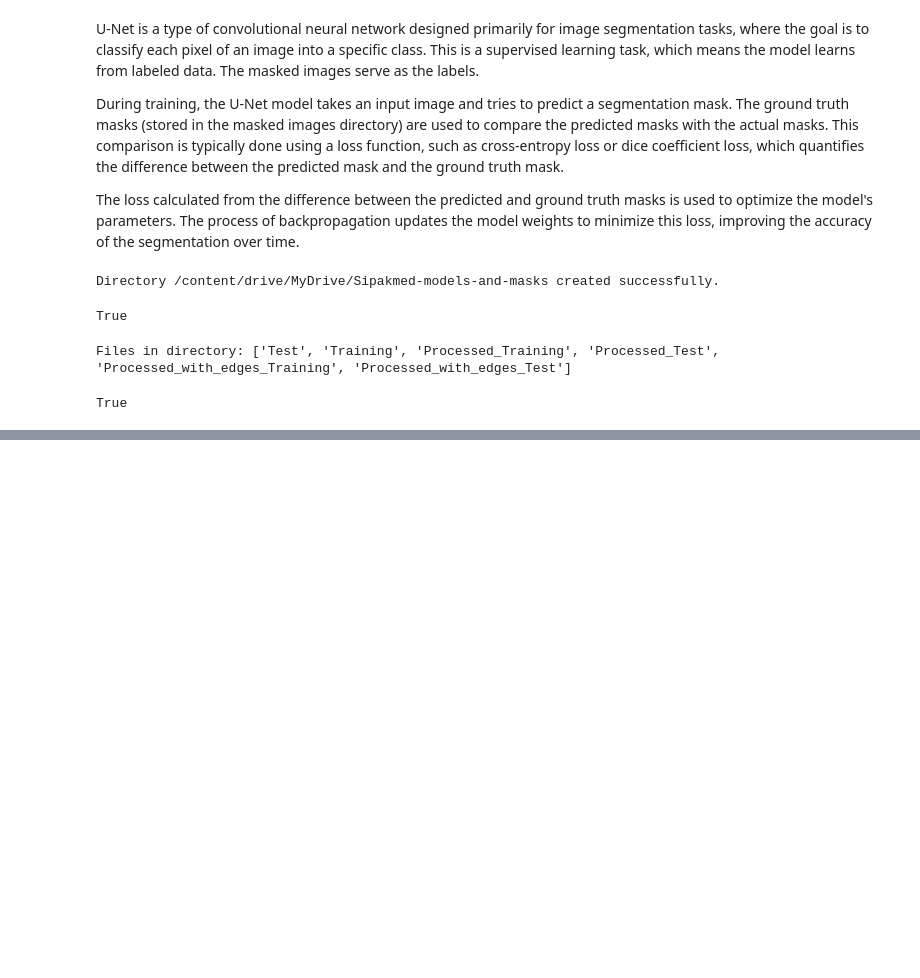
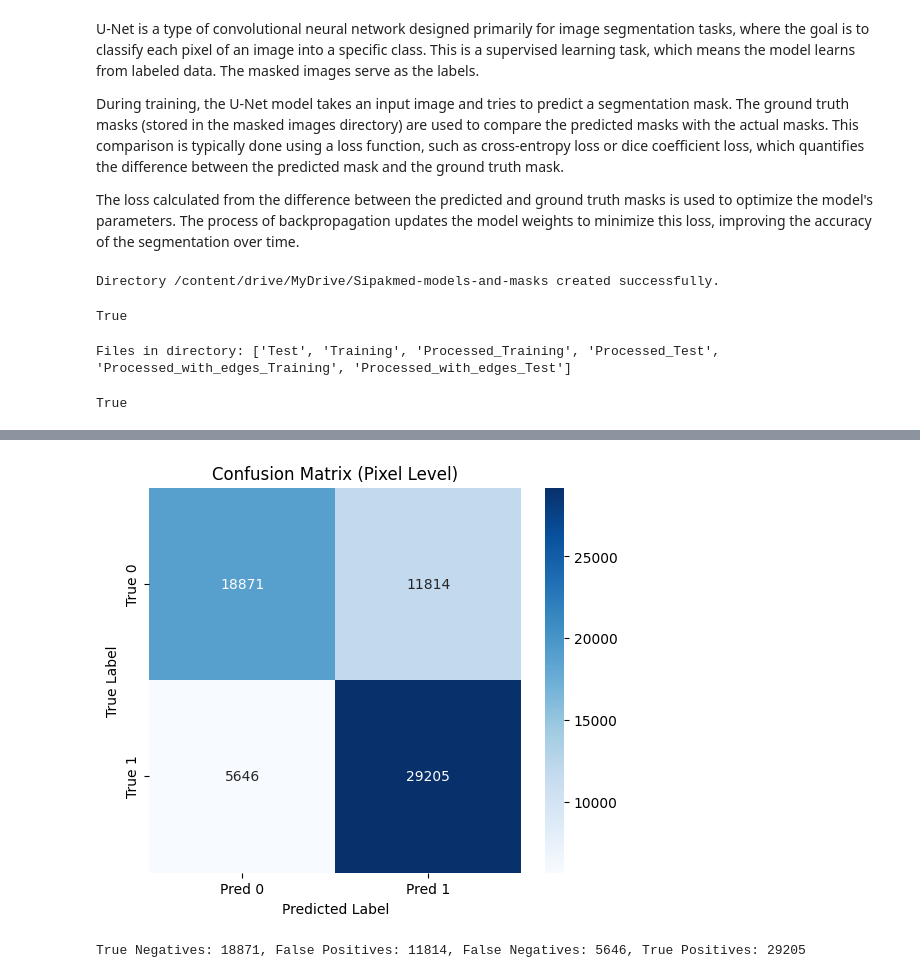
Before and after one commit to ARPITA1312/Cervical-Cancer-detection-using-CNN-Models, a Jupyter notebook: Combined_model.ipynb, the cells around one changed output, grey strips where cells are left out. Saved outputs shown, nothing was run; the diff lists cells and outputs as text; code cells hidden in the pictures; blank space fills up the shorter version.

```diff
--- a/Combined_model.ipynb
+++ b/Combined_model.ipynb
@@ -848,0 +866,15 @@ def highlight_blood_vessels(images):
+# %%
+# Assuming you have X and Y as your full dataset of images and masks
+from sklearn.model_selection import train_test_split
+
+# Split the data into training and testing sets
+X_train, X_test, Y_train, Y_test = train_test_split(X, Y, test_size=0.2, random_state=42)  # Adjust test_size as needed
+
+# ... (rest of your code) ...
+
+# Select a test image and corresponding mask
+idx = np.random.randint(len(Y_test))
+y_true_sample = Y_test[idx].squeeze()  # Remove channel dimension
+y_pred_sample = model.predict(np.expand_dims(X_test[idx], axis=0)).squeeze()
+
+# ... (rest of your code to compute and display confusion matrix) ...
@@ -848,0 +883,21 @@ def highlight_blood_vessels(images):
+# %%
+# Select a test image and corresponding mask
+idx = np.random.randint(len(Y_test))
+y_true_sample = Y_test[idx].squeeze()  # Remove channel dimension
+y_pred_sample = model.predict(np.expand_dims(X_test[idx], axis=0)).squeeze()
+
+# Compute confusion matrix
+cm = compute_confusion_matrix(y_true_sample, y_pred_sample)
+
+# Display the confusion matrix
+plt.figure(figsize=(6, 5))
+sns.heatmap(cm, annot=True, fmt="d", cmap="Blues", xticklabels=["Pred 0", "Pred 1"], yticklabels=["True 0", "True 1"])
+plt.xlabel("Predicted Label")
+plt.ylabel("True Label")
+plt.title("Confusion Matrix (Pixel Level)")
+plt.show()
+
+# Print values
+TN, FP, FN, TP = cm.ravel()
+print(f"True Negatives: {TN}, False Positives: {FP}, False Negatives: {FN}, True Positives: {TP}")
+# %% [output]
@@ -848,0 +905,2 @@ def highlight_blood_vessels(images):
+[figure, added]
+True Negatives: 18871, False Positives: 11814, False Negatives: 5646, True Positives: 29205
```
Also changed, not shown: parts of 55 cells of this notebook.
